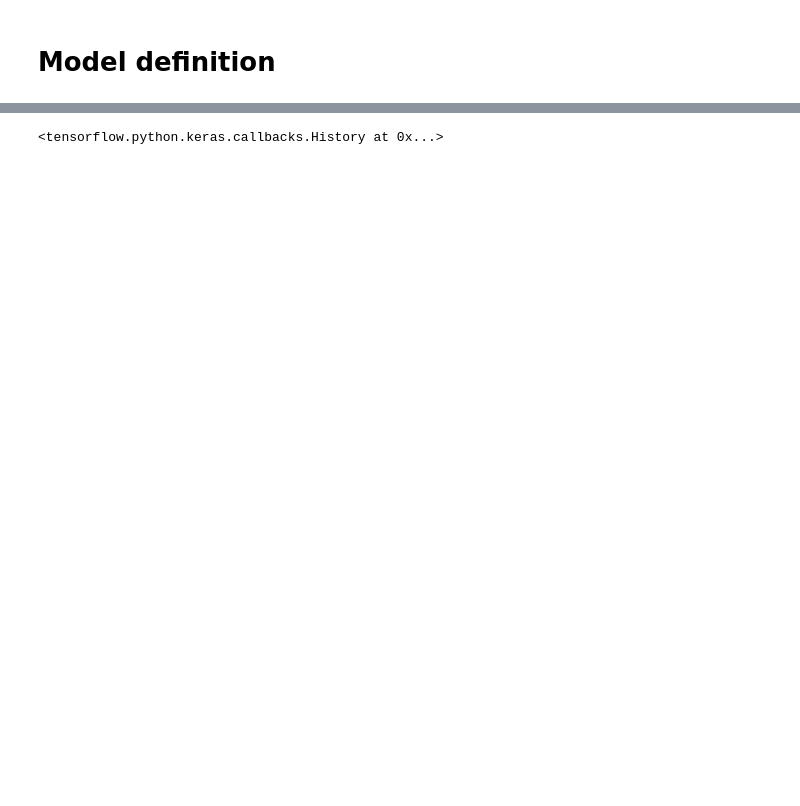
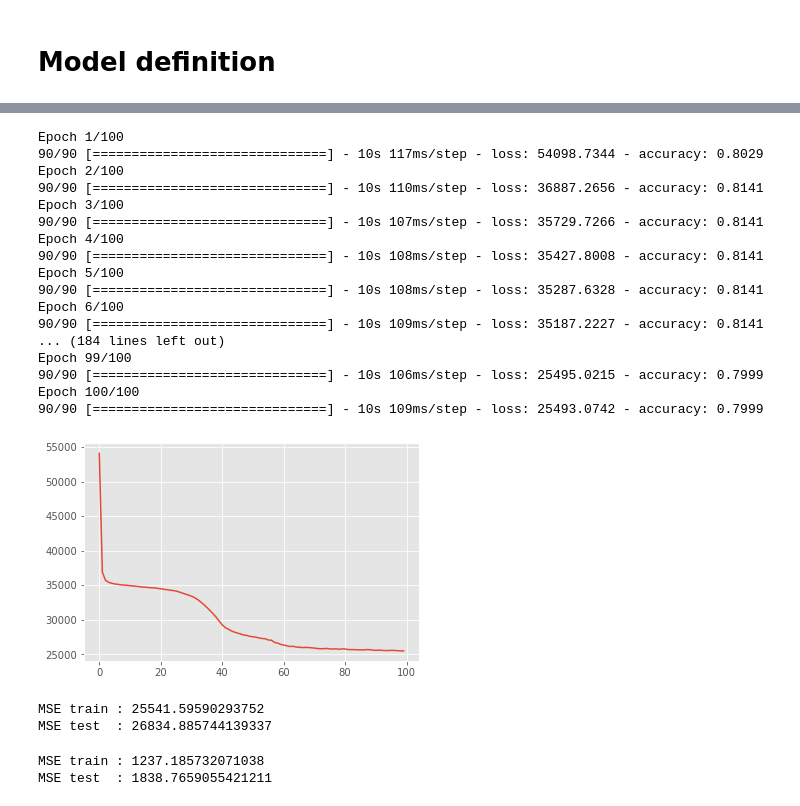
Before and after one commit to giordano-lucas/dex-cyclic-arbitrage, a Jupyter notebook: models/autoencoder.ipynb, the cells around one changed output, grey strips where cells are left out. Drawn from its saved outputs; the diff is of its cells as text; code cells hidden in the pictures; blank space fills up the shorter version.

Commit message:
fix autoencoder bugs

```diff
--- a/models/autoencoder.ipynb
+++ b/models/autoencoder.ipynb
@@ -131,6 +42,12 @@ array([[[ 0,  1],
+# %%
+X = np.load(cfg['files']["raw_features"])
 # %%
+from sklearn.model_selection import train_test_split
 # train/test split and standard scaling
-X_train, X_test = train_test_split(X, test_size=0.3, random_state=123)
+test_size = 0.3
+N =  X.shape[0]
+N_train = int(N * (1 - test_size))
+X_train, X_test, train_id, test_id = train_test_split(X, np.arange(X.shape[0]),test_size=test_size, random_state=123)
 
 
 #scaler = StandardScaler()
@@ -151,7 +73,7 @@ def build_model():
     x = layers.Conv2D(4, (3, 3), activation='relu', padding='same')(x)
     x = layers.MaxPooling2D((2, 2), padding='same')(x)
     encoded = layers.Conv2D(1, (2, 2), activation='relu', padding='same')(x)
-    # at this point the representation is (4, 4, 8) i.e. 128-dimensional
+    # at this point the representation is 100-dimensional
     x = layers.Conv2D(4, (2, 2), activation='relu', padding='same')(encoded)
     x = layers.UpSampling2D((1, 2))(x)
     x = layers.Conv2D(8, (3, 3), activation='relu', padding='same')(x)
@@ -159,7 +81,7 @@ def build_model():
     decoded = layers.Conv2D(2, (3, 3), activation='relu', padding='same')(x)
 
     autoencoder = keras.Model(input_img, decoded)
-    autoencoder.compile(optimizer='adam', loss='binary_crossentropy')
+    autoencoder.compile(optimizer='adam', metrics=['accuracy'],loss='mean_squared_error',)
 
     return autoencoder
 # %%
@@ -186,8 +111,50 @@ _________________________________________________________________
 # %%
-autoencoder.fit(X_train_scaled, X_train_scaled,
-                epochs=10,
+hist = autoencoder.fit(X_train_scaled, X_train_scaled,
+                epochs=100,
                 batch_size=32,
                 shuffle=True,
-                verbose=0)
+                verbose=1)
+plt.plot(hist.history["loss"])
+plt.show()
 # %% [output]
-<tensorflow.python.keras.callbacks.History at 0x...>
+Epoch 1/100
+90/90 [==============================] - 10s 117ms/step - loss: 54098.7344 - accuracy: 0.8029
+Epoch 2/100
+90/90 [==============================] - 10s 110ms/step - loss: 36887.2656 - accuracy: 0.8141
+Epoch 3/100
+90/90 [==============================] - 10s 107ms/step - loss: 35729.7266 - accuracy: 0.8141
+Epoch 4/100
+90/90 [==============================] - 10s 108ms/step - loss: 35427.8008 - accuracy: 0.8141
+Epoch 5/100
+90/90 [==============================] - 10s 108ms/step - loss: 35287.6328 - accuracy: 0.8141
+Epoch 6/100
+90/90 [==============================] - 10s 109ms/step - loss: 35187.2227 - accuracy: 0.8141
+... (184 lines left out)
+Epoch 99/100
+90/90 [==============================] - 10s 106ms/step - loss: 25495.0215 - accuracy: 0.7999
+Epoch 100/100
+90/90 [==============================] - 10s 109ms/step - loss: 25493.0742 - accuracy: 0.7999
+[figure, added]
+# %%
+from sklearn.metrics import mean_squared_error
+def print_mse(compute_pred = lambda x :autoencoder.predict(x)):
+    ae_of_train = mean_squared_error(X_train_scaled.reshape(-1),compute_pred(X_train_scaled).reshape(-1))
+    ae_of_test = mean_squared_error(X_test_scaled.reshape(-1), compute_pred(X_test_scaled).reshape(-1))
+    print(f"MSE train : {ae_of_train} \nMSE test  : {ae_of_test}")
+print_mse()
+# %% [output]
+MSE train : 25541.59590293752
+MSE test  : 26834.885744139337
+# %%
+from sklearn import decomposition
+pca = decomposition.PCA(n_components=100)
+tX_train = X_train_scaled.reshape(N_train,-1)
+tX_test = X_test_scaled.reshape(N - N_train,-1)
+pca.fit(tX_train)
+#print_mse(lambda x: pca.inverse_transform(pca.transform(tX_train)))
+pca_train = mean_squared_error(tX_train, pca.inverse_transform(pca.transform(tX_train)))
+pca_test =  mean_squared_error(tX_test, pca.inverse_transform(pca.transform(tX_test)))
+print(f"MSE train : {pca_train} \nMSE test  : {pca_test}")
+# %% [output]
+MSE train : 1237.185732071038
+MSE test  : 1838.7659055421211
```
Also changed, not shown: parts of 27 cells of this notebook, 14 other files.
